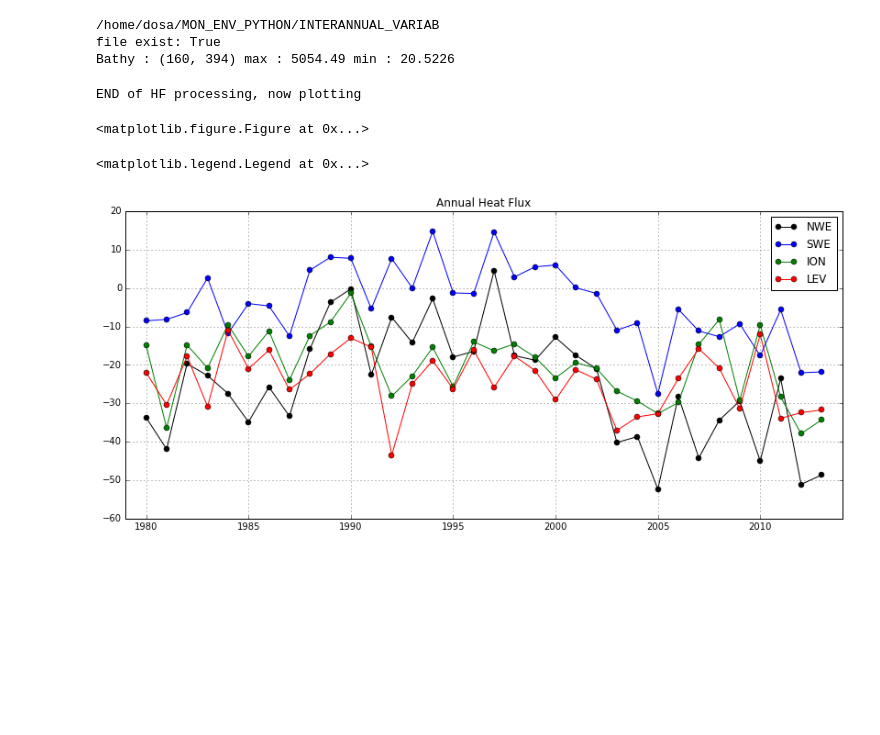
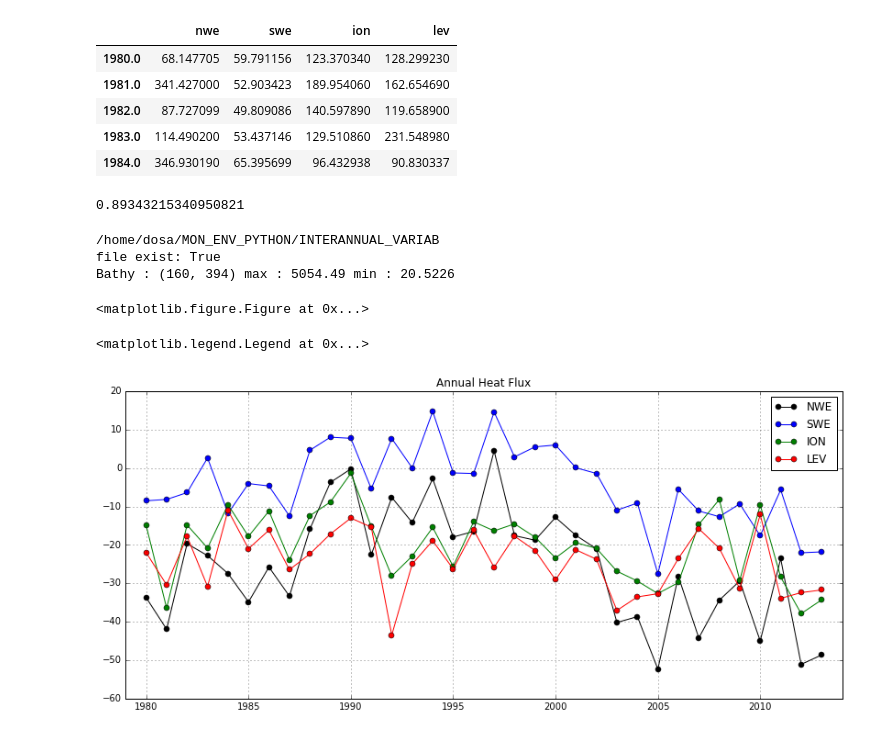
Before and after one commit to dosalex/MY_GIT_REPOS, a Jupyter notebook: CORRELATIONS_COMPUT.ipynb, the cells around one changed output. Drawn from its saved outputs; the diff is of its cells as text; code cells hidden in the pictures; blank space fills up the shorter version.

```diff
--- a/CORRELATIONS_COMPUT.ipynb
+++ b/CORRELATIONS_COMPUT.ipynb
@@ -27,3 +22,15 @@ from mpl_toolkits.basemap import Basemap # Basemap pour les cartes
+# %%
+test = pd.read_table('../DATA/LONG_SIMS/BestAjustRivE_BoostW/CORR_COEF/mld_DJF_4zones.txt', names=['nwe','swe','ion','lev', 'nan'])
+mld_4zones = test.drop(['nan'],axis=1)
+mld_4zones.head()
+#mld_4zones
+# %% [output]
+|  | nwe | swe | ion | lev |
+| 1980.0 | 68.147705 | 59.791156 | 123.370340 | 128.299230 |
+| 1981.0 | 341.427000 | 52.903423 | 189.954060 | 162.654690 |
+| 1982.0 | 87.727099 | 49.809086 | 140.597890 | 119.658900 |
+| 1983.0 | 114.490200 | 53.437146 | 129.510860 | 231.548980 |
+| 1984.0 | 346.930190 | 65.395699 | 96.432938 | 90.830337 |
 # %%
 test = pd.read_table('../DATA/LONG_SIMS/BestAjustRivE_BoostW/CORR_COEF/export_doc_txt',sep=' ',names=['nwe','swe','ion','lev'])
 test.head()
@@ -33,6 +40,8 @@ values_1 = np.corrcoef(mld_4zones['nwe'],export_DOC['nwe'])
 
 np.shape(values_1) # (2, 2)
 values_1[1,0]
+# %% [output]
+0.89343215340950821
 # %%
 # LOADING GRID FILE AND VARIABLES
 !pwd
@@ -108,7 +117,7 @@ for o in range(0, size[0]):
                                                            ("01/01/1970", "%d/%m/%Y").timetuple())+int(test[o])*86400)
 
 #
-plt.figure(figsize=(16,16))
+#plt.figure(figsize=(16,16))
 c = 1
 
 for region in region_list:
@@ -174,8 +183,7 @@ for o in np.arange(0,len(vars()['hf2_'+basin])):
 for basin in region_list:
     vars()['hf2_'+basin]['yy_corr'] = yy_corr
 # %% [output]
-END of HF processing, now plotting
+<matplotlib.figure.Figure at 0x...>
-<matplotlib.figure.Figure at 0x...>
 # %%
 # NEW DJF test!!!
 col_list = ['k','b','g','r']
```
Also changed, not shown: parts of 30 cells of this notebook.
